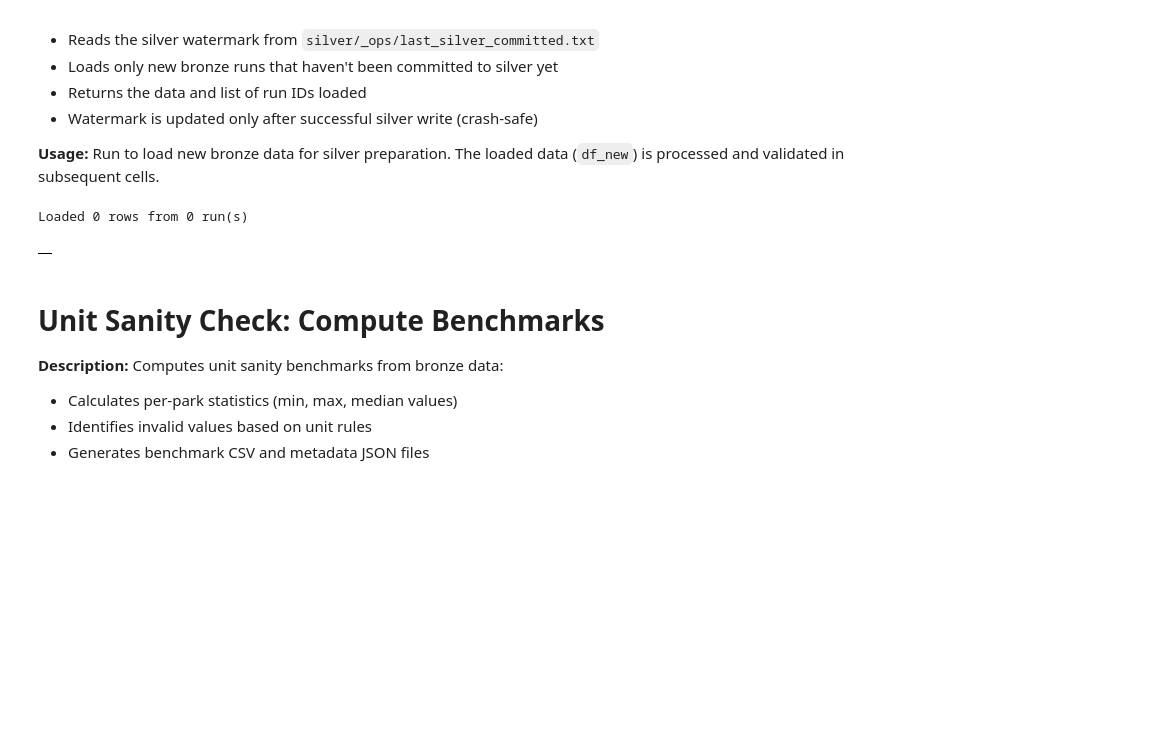
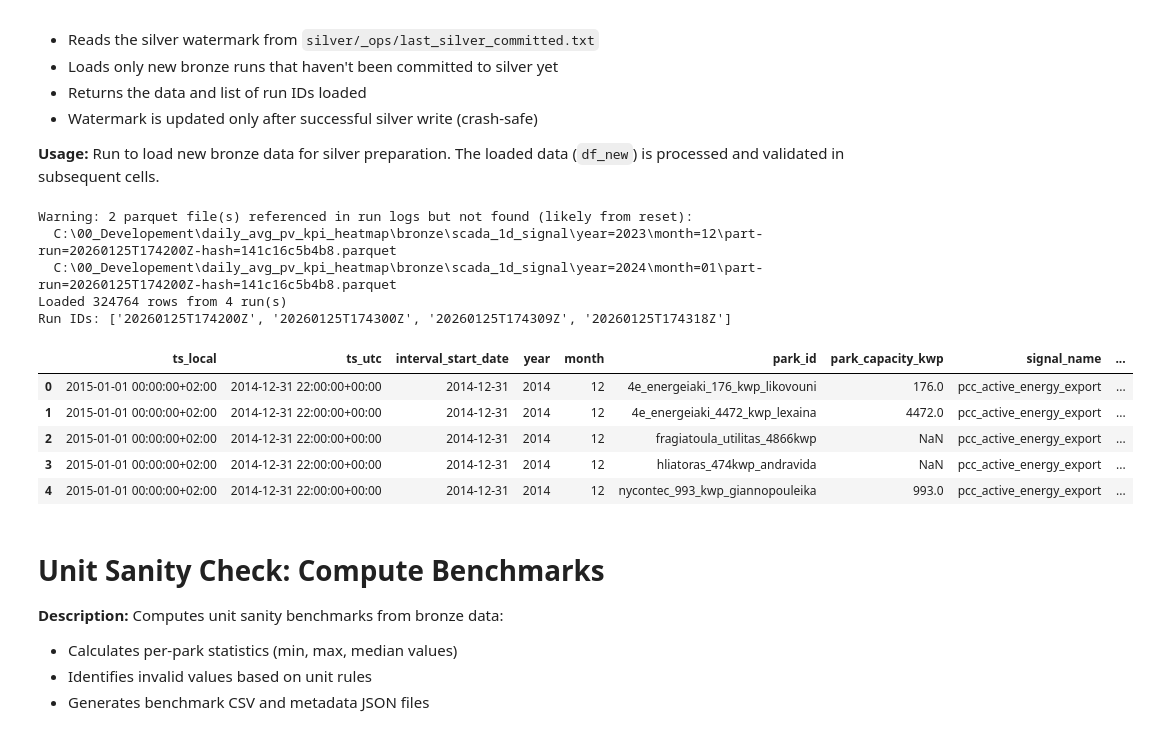
Before and after one commit to steliosvliaros/daily_avg_pv_kpi_heatmap, a Jupyter notebook: notebooks/01_prototype_pvgis_pi_heatmap.ipynb, the cells around one changed output. Saved outputs shown, nothing was run; the diff lists cells and outputs as text; code cells hidden in the pictures; blank space fills up the shorter version.

```diff
--- a/notebooks/01_prototype_pvgis_pi_heatmap.ipynb
+++ b/notebooks/01_prototype_pvgis_pi_heatmap.ipynb
@@ -266,23 +440,36 @@ Loads new bronze data using the two-watermark pattern:
 **Usage:**
 Run to load new bronze data for silver preparation. The loaded data (`df_new`) is processed and validated in subsequent cells.
 # %%
+# Reload modules to pick up changes
+import importlib
+importlib.reload(sp)
+
 # Two-watermark pattern for safe Bronze -> Silver loading
 # silver_watermark tracks what has been COMMITTED to silver
 # Only updates after successful silver write (prevents data loss on crash)
 
 silver_watermark_path = SILVER_ROOT / "_ops" / "last_silver_committed.txt"
 df_new, loaded_run_ids = sp.load_new_bronze_parts_from_runlogs(
     BRONZE_ROOT,
     silver_watermark_path
 )
 
 print(f"Loaded {len(df_new)} rows from {len(loaded_run_ids)} run(s)")
 if loaded_run_ids:
     print(f"Run IDs: {loaded_run_ids}")
 df_new.head()
 # %% [output]
-Loaded 0 rows from 0 run(s)
+Warning: 2 parquet file(s) referenced in run logs but not found (likely from reset):
+  C:\00_Developement\daily_avg_pv_kpi_heatmap\bronze\scada_1d_signal\year=2023\month=12\part-run=20260125T174200Z-hash=141c16c5b4b8.parquet
+  C:\00_Developement\daily_avg_pv_kpi_heatmap\bronze\scada_1d_signal\year=2024\month=01\part-run=20260125T174200Z-hash=141c16c5b4b8.parquet
+Loaded 324764 rows from 4 run(s)
+Run IDs: ['20260125T174200Z', '20260125T174300Z', '20260125T174309Z', '20260125T174318Z']
-|  |
+|  | ts_local | ts_utc | interval_start_date | year | month | park_id | park_capacity_kwp | signal_name | ... |
+| 0 | 2015-01-01 00:00:00+02:00 | 2014-12-31 22:00:00+00:00 | 2014-12-31 | 2014 | 12 | 4e_energeiaki_176_kwp_likovouni | 176.0 | pcc_active_energy_export | ... |
+| 1 | 2015-01-01 00:00:00+02:00 | 2014-12-31 22:00:00+00:00 | 2014-12-31 | 2014 | 12 | 4e_energeiaki_4472_kwp_lexaina | 4472.0 | pcc_active_energy_export | ... |
+| 2 | 2015-01-01 00:00:00+02:00 | 2014-12-31 22:00:00+00:00 | 2014-12-31 | 2014 | 12 | fragiatoula_utilitas_4866kwp | NaN | pcc_active_energy_export | ... |
+| 3 | 2015-01-01 00:00:00+02:00 | 2014-12-31 22:00:00+00:00 | 2014-12-31 | 2014 | 12 | hliatoras_474kwp_andravida | NaN | pcc_active_energy_export | ... |
+| 4 | 2015-01-01 00:00:00+02:00 | 2014-12-31 22:00:00+00:00 | 2014-12-31 | 2014 | 12 | nycontec_993_kwp_giannopouleika | 993.0 | pcc_active_energy_export | ... |
 # %% [markdown]
 # Unit Sanity Check: Compute Benchmarks
 
```
Also changed, not shown: parts of 15 cells of this notebook, 15 other files.
